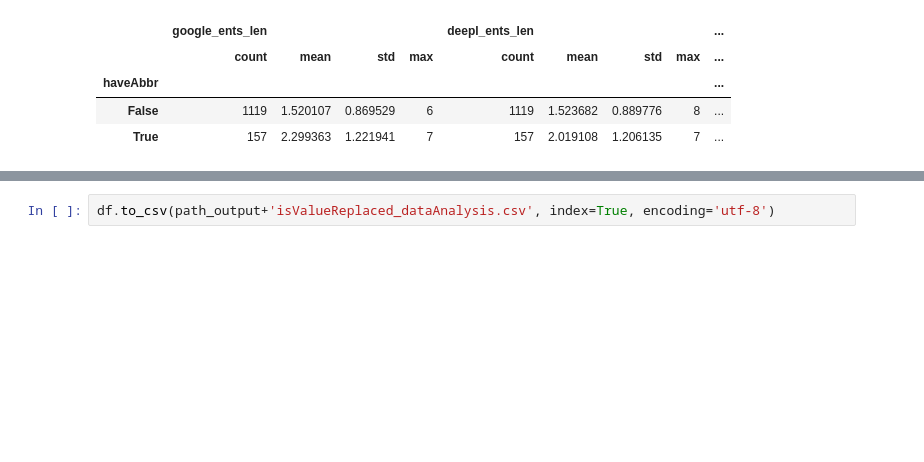
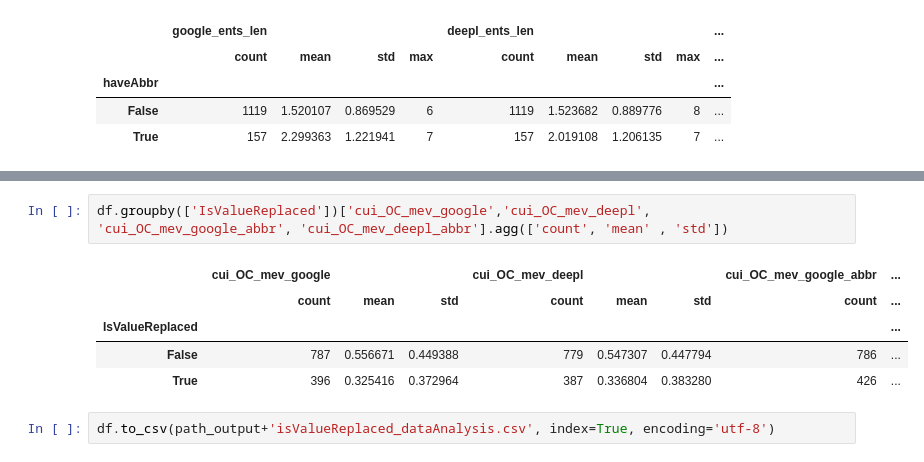
Before and after one commit to vyasakhilesh/biomed_entity_extraction, a Jupyter notebook: notebooks/data_analysis.ipynb, the cells around one changed output, grey strips where cells are left out. Drawn from its saved outputs; the diff is of its cells as text; blank space fills up the shorter version.

```diff
--- a/notebooks/data_analysis.ipynb
+++ b/notebooks/data_analysis.ipynb
@@ -267,2 +262,10 @@ df.groupby(['IsValueReplaced'])['cui_jacD_mev_google_deepl_un','cui_jacD_mev_goo
+# %%
+df.groupby(['IsValueReplaced'])['cui_OC_mev_google','cui_OC_mev_deepl', 'cui_OC_mev_google_abbr', 'cui_OC_mev_deepl_abbr'].agg(['count', 'mean' , 'std'])
+# %% [output]
+|  | cui_OC_mev_google |  |  | cui_OC_mev_deepl |  |  | cui_OC_mev_google_abbr | ... |
+|  | count | mean | std | count | mean | std | count | ... |
+| IsValueReplaced |  |  |  |  |  |  |  | ... |
+| False | 787 | 0.556671 | 0.449388 | 779 | 0.547307 | 0.447794 | 786 | ... |
+| True | 396 | 0.325416 | 0.372964 | 387 | 0.336804 | 0.383280 | 426 | ... |
 # %%
 df.to_csv(path_output+'isValueReplaced_dataAnalysis.csv', index=True, encoding='utf-8')
```
Also changed, not shown: parts of 21 cells of this notebook, 19 other files.
